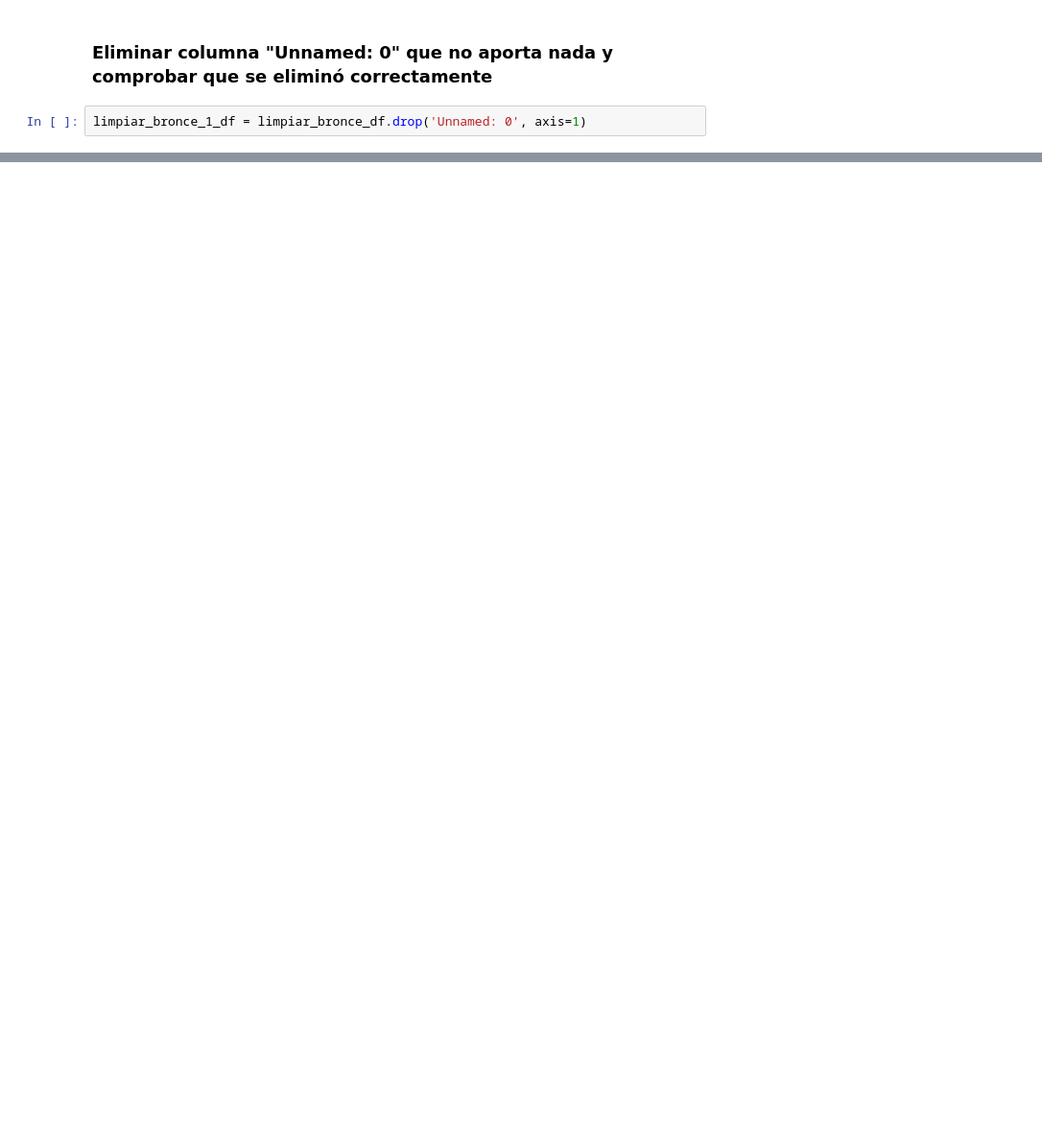
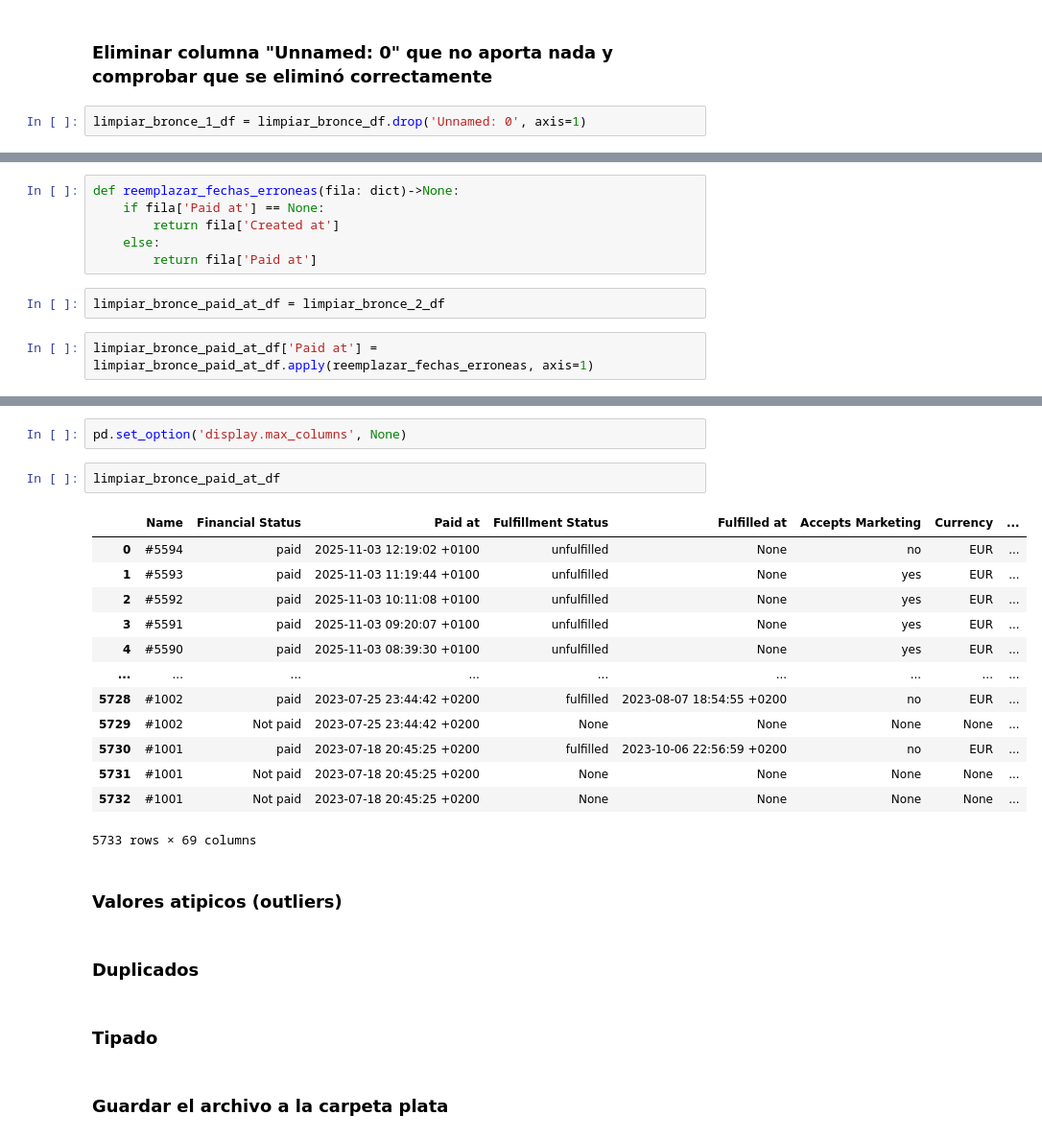
Before and after one commit to jorgegarb/master-analitica-datos-jorge-gonzalez, a Jupyter notebook: nb_bronce_a_plata.ipynb, the cells around one changed output, grey strips where cells are left out. Shown at 96% size. Cells and saved outputs as stored; diff of their text form; blank space fills up the shorter version.

```diff
--- a/nb_bronce_a_plata.ipynb
+++ b/nb_bronce_a_plata.ipynb
@@ -104,0 +189,10 @@ Index(['Name', 'Financial Status', 'Paid at', 'Fulfillment Status',
+# %%
+def reemplazar_fechas_erroneas(fila: dict)->None:
+    if fila['Paid at'] == None:
+        return fila['Created at']
+    else:
+        return fila['Paid at']
+# %%
+limpiar_bronce_paid_at_df = limpiar_bronce_2_df
+# %%
+limpiar_bronce_paid_at_df['Paid at'] = limpiar_bronce_paid_at_df.apply(reemplazar_fechas_erroneas, axis=1)
@@ -104,0 +235,26 @@ Index(['Name', 'Financial Status', 'Paid at', 'Fulfillment Status',
+# %%
+pd.set_option('display.max_columns', None)
+# %%
+limpiar_bronce_paid_at_df
+# %% [output]
+|  | Name | Financial Status | Paid at | Fulfillment Status | Fulfilled at | Accepts Marketing | Currency | ... |
+| 0 | #5594 | paid | 2025-11-03 12:19:02 +0100 | unfulfilled | None | no | EUR | ... |
+| 1 | #5593 | paid | 2025-11-03 11:19:44 +0100 | unfulfilled | None | yes | EUR | ... |
+| 2 | #5592 | paid | 2025-11-03 10:11:08 +0100 | unfulfilled | None | yes | EUR | ... |
+| 3 | #5591 | paid | 2025-11-03 09:20:07 +0100 | unfulfilled | None | yes | EUR | ... |
+| 4 | #5590 | paid | 2025-11-03 08:39:30 +0100 | unfulfilled | None | yes | EUR | ... |
+| ... | ... | ... | ... | ... | ... | ... | ... | ... |
+| 5728 | #1002 | paid | 2023-07-25 23:44:42 +0200 | fulfilled | 2023-08-07 18:54:55 +0200 | no | EUR | ... |
+| 5729 | #1002 | Not paid | 2023-07-25 23:44:42 +0200 | None | None | None | None | ... |
+| 5730 | #1001 | paid | 2023-07-18 20:45:25 +0200 | fulfilled | 2023-10-06 22:56:59 +0200 | no | EUR | ... |
+| 5731 | #1001 | Not paid | 2023-07-18 20:45:25 +0200 | None | None | None | None | ... |
+| 5732 | #1001 | Not paid | 2023-07-18 20:45:25 +0200 | None | None | None | None | ... |
+5733 rows × 69 columns
+# %% [markdown]
+### Valores atipicos (outliers)
+# %% [markdown]
+### Duplicados
+# %% [markdown]
+### Tipado
+# %% [markdown]
+### Guardar el archivo a la carpeta plata
```
Also changed, not shown: parts of 15 cells of this notebook.
